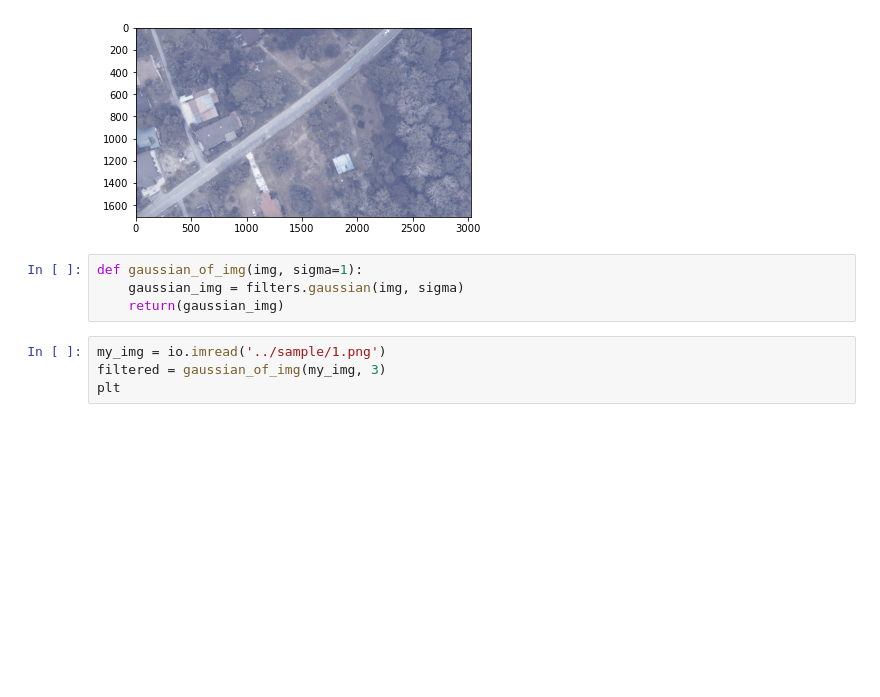
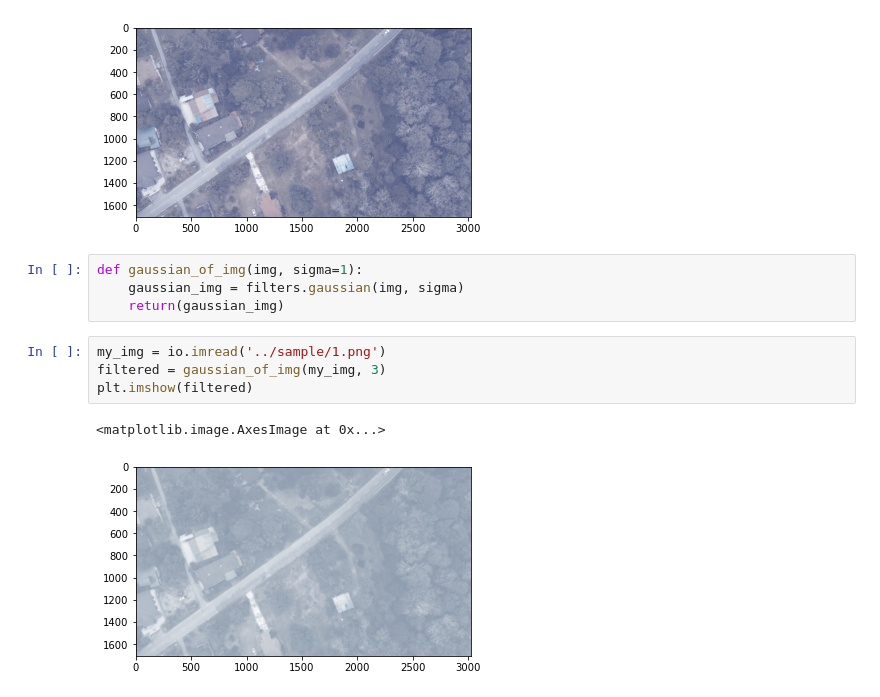
Before and after one commit to jolous/image_processing, a Jupyter notebook: 1. gaussian filter/gaussian.ipynb, the cells around one changed output. Cells and saved outputs as stored; diff of their text form; blank space fills up the shorter version.

```diff
--- a/1. gaussian filter/gaussian.ipynb
+++ b/1. gaussian filter/gaussian.ipynb
@@ -16,4 +16,7 @@ def gaussian_of_img(img, sigma=1):
 # %%
 my_img = io.imread('../sample/1.png')
 filtered = gaussian_of_img(my_img, 3)
-plt
+plt.imshow(filtered)
+# %% [output]
+<matplotlib.image.AxesImage at 0x...>
+[figure, added]
```
Also changed, not shown: 11 other files.
